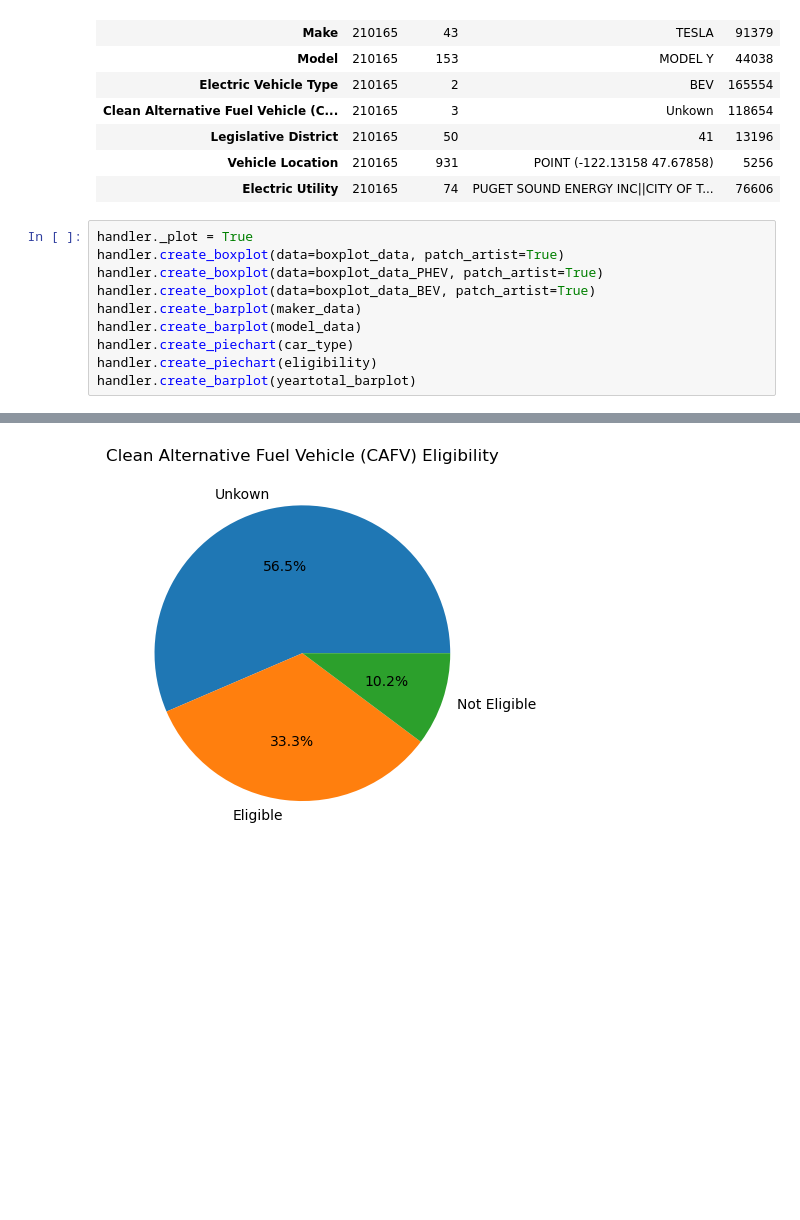
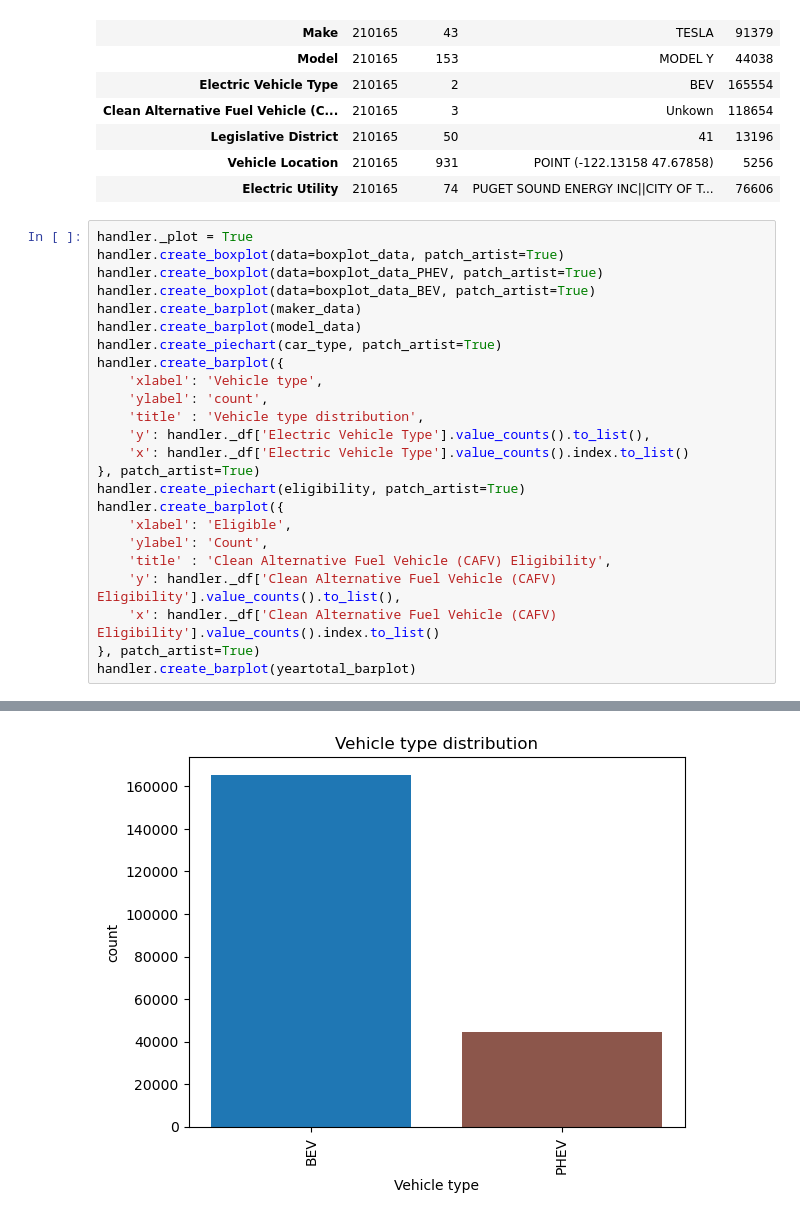
Before and after one commit to denper19/electric_vehicle_analysis, a Jupyter notebook: visual.ipynb, the cells around one changed output, grey strips where cells are left out. Cells and saved outputs as stored; diff of their text form; blank space fills up the shorter version.

Commit message:
update graphics

```diff
--- a/visual.ipynb
+++ b/visual.ipynb
@@ -249,8 +256,22 @@ handler.create_boxplot(data=boxplot_data_PHEV, patch_artist=True)
 handler.create_boxplot(data=boxplot_data_BEV, patch_artist=True)
 handler.create_barplot(maker_data)
 handler.create_barplot(model_data)
-handler.create_piechart(car_type)
-handler.create_piechart(eligibility)
+handler.create_piechart(car_type, patch_artist=True)
+handler.create_barplot({
+    'xlabel': 'Vehicle type',
+    'ylabel': 'count',
+    'title' : 'Vehicle type distribution',
+    'y': handler._df['Electric Vehicle Type'].value_counts().to_list(),
+    'x': handler._df['Electric Vehicle Type'].value_counts().index.to_list()
+}, patch_artist=True)
+handler.create_piechart(eligibility, patch_artist=True)
+handler.create_barplot({
+    'xlabel': 'Eligible',
+    'ylabel': 'Count',
+    'title' : 'Clean Alternative Fuel Vehicle (CAFV) Eligibility',
+    'y': handler._df['Clean Alternative Fuel Vehicle (CAFV) Eligibility'].value_counts().to_list(),
+    'x': handler._df['Clean Alternative Fuel Vehicle (CAFV) Eligibility'].value_counts().index.to_list()
+}, patch_artist=True)
 handler.create_barplot(yeartotal_barplot)
 # %% [output]
 [figure]
@@ -262 +283 @@ handler.create_barplot(yeartotal_barplot)
-[figure, old version]
+[figure, new version]
```
Also changed, not shown: parts of 4 cells of this notebook, 2 other files.
